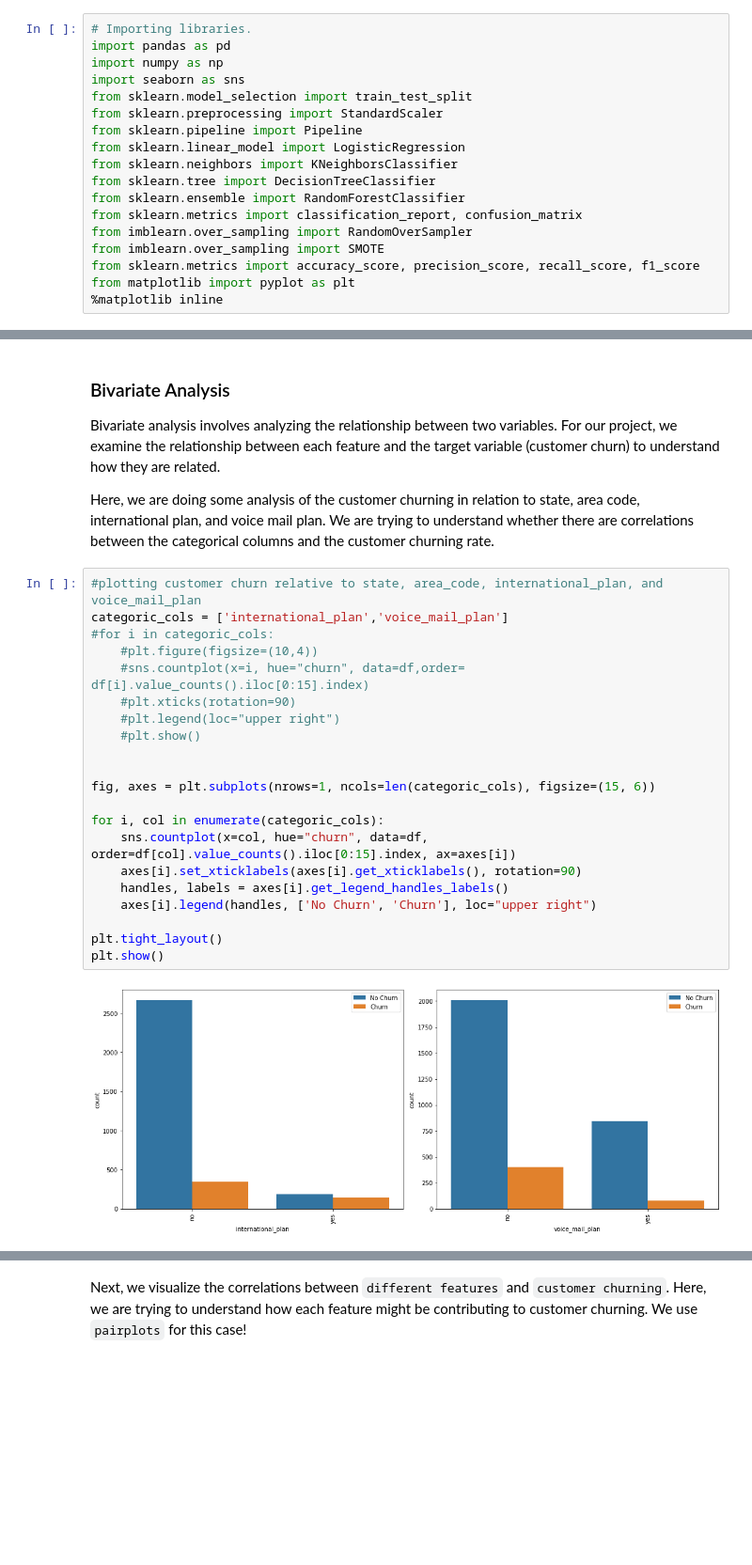
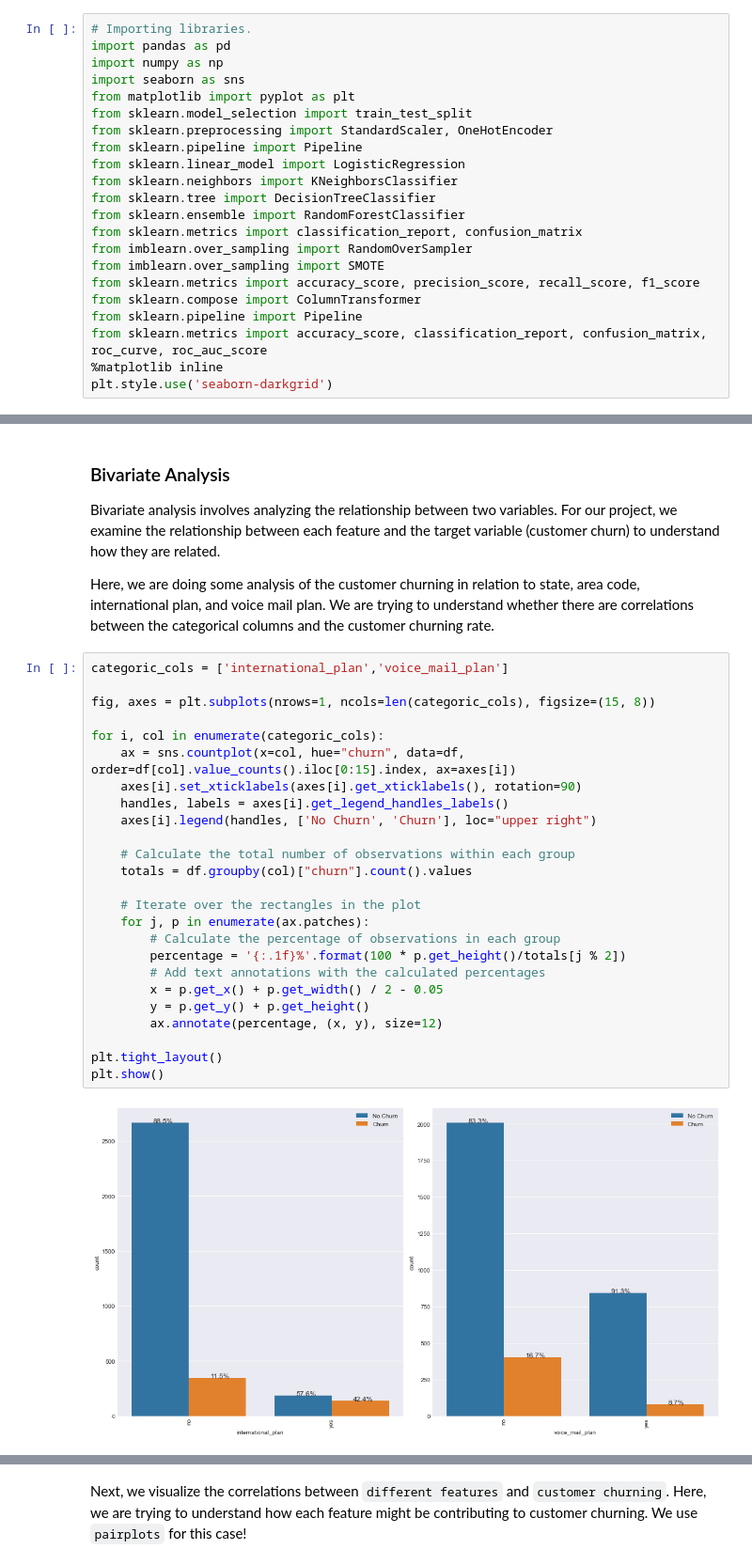
Before and after one commit to charles4data/DSF-Phase-3-Project-Predicting-Customer-Churn-at-SyriaTel-with-Machine-Learning, a Jupyter notebook: index.ipynb, the cells around one changed output, grey strips where cells are left out. Shown at 94% size. Cells and saved outputs as stored; diff of their text form; blank space fills up the shorter version.

```diff
--- a/index.ipynb
+++ b/index.ipynb
@@ -96,8 +96,9 @@ Here, we import all the libraries we will use for this project and load the data
 import pandas as pd
 import numpy as np
 import seaborn as sns
+from matplotlib import pyplot as plt
 from sklearn.model_selection import train_test_split
-from sklearn.preprocessing import StandardScaler
+from sklearn.preprocessing import StandardScaler, OneHotEncoder
 from sklearn.pipeline import Pipeline
 from sklearn.linear_model import LogisticRegression
 from sklearn.neighbors import KNeighborsClassifier
@@ -107,8 +108,11 @@ from sklearn.metrics import classification_report, confusion_matrix
 from imblearn.over_sampling import RandomOverSampler
 from imblearn.over_sampling import SMOTE
 from sklearn.metrics import accuracy_score, precision_score, recall_score, f1_score
-from matplotlib import pyplot as plt
+from sklearn.compose import ColumnTransformer
+from sklearn.pipeline import Pipeline
+from sklearn.metrics import accuracy_score, classification_report, confusion_matrix, roc_curve, roc_auc_score
 %matplotlib inline
+plt.style.use('seaborn-darkgrid')
 # %%
 #Loading the data into a pandas dataframe
 df = pd.read_csv('data/bigml_59c28831336c6604c800002a.csv')
@@ -607,25 +614,29 @@ Bivariate analysis involves analyzing the relationship between two variables. Fo
 
 Here, we are doing some analysis of the customer churning in relation to state, area code, international plan, and voice mail plan. We are trying to understand whether there are correlations between the categorical columns and the customer churning rate.
 # %%
-#plotting customer churn relative to state, area_code, international_plan, and voice_mail_plan
 categoric_cols = ['international_plan','voice_mail_plan']
-#for i in categoric_cols:
-    #plt.figure(figsize=(10,4))
-    #sns.countplot(x=i, hue="churn", data=df,order= df[i].value_counts().iloc[0:15].index)
-    #plt.xticks(rotation=90)
-    #plt.legend(loc="upper right")
-    #plt.show()
 
-
-fig, axes = plt.subplots(nrows=1, ncols=len(categoric_cols), figsize=(15, 6))
+fig, axes = plt.subplots(nrows=1, ncols=len(categoric_cols), figsize=(15, 8))
 
 for i, col in enumerate(categoric_cols):
-    sns.countplot(x=col, hue="churn", data=df, order=df[col].value_counts().iloc[0:15].index, ax=axes[i])
+    ax = sns.countplot(x=col, hue="churn", data=df, order=df[col].value_counts().iloc[0:15].index, ax=axes[i])
     axes[i].set_xticklabels(axes[i].get_xticklabels(), rotation=90)
     handles, labels = axes[i].get_legend_handles_labels()
     axes[i].legend(handles, ['No Churn', 'Churn'], loc="upper right")
 
+    # Calculate the total number of observations within each group
+    totals = df.groupby(col)["churn"].count().values
+
+    # Iterate over the rectangles in the plot
+    for j, p in enumerate(ax.patches):
+        # Calculate the percentage of observations in each group
+        percentage = '{:.1f}%'.format(100 * p.get_height()/totals[j % 2])
+        # Add text annotations with the calculated percentages
+        x = p.get_x() + p.get_width() / 2 - 0.05
+        y = p.get_y() + p.get_height()
+        ax.annotate(percentage, (x, y), size=12)
+
 plt.tight_layout()
 plt.show()
 # %% [output]
-[figure, old version]
+[figure, new version]
```
Also changed, not shown: parts of 38 cells of this notebook.
